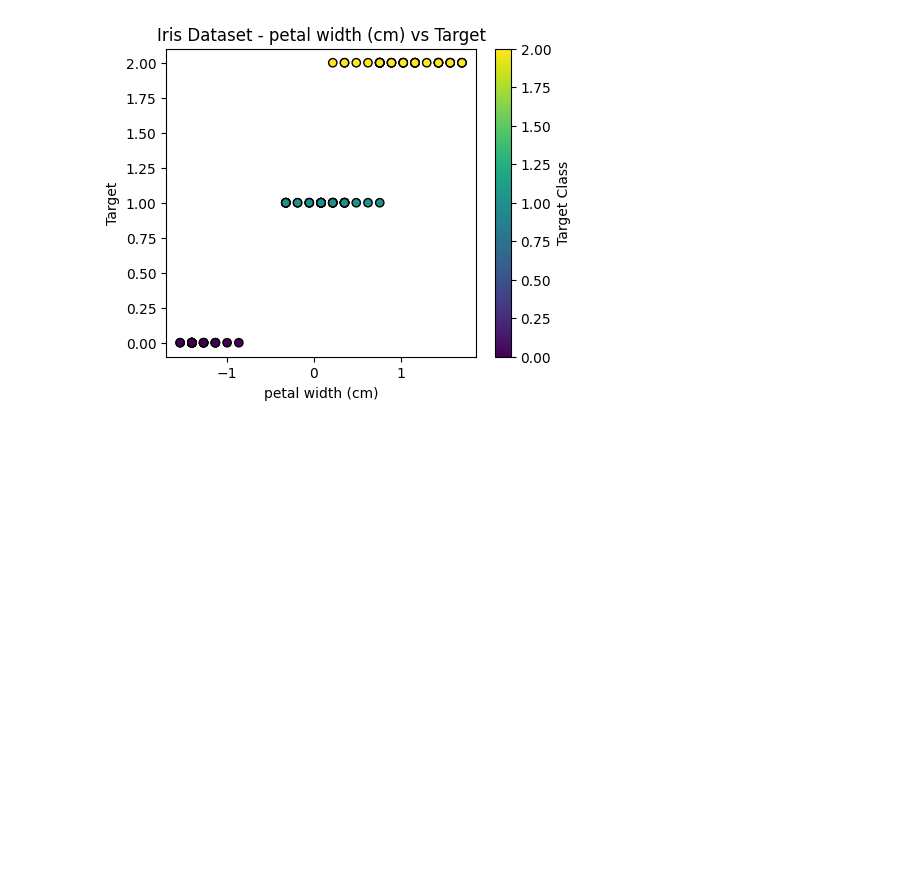
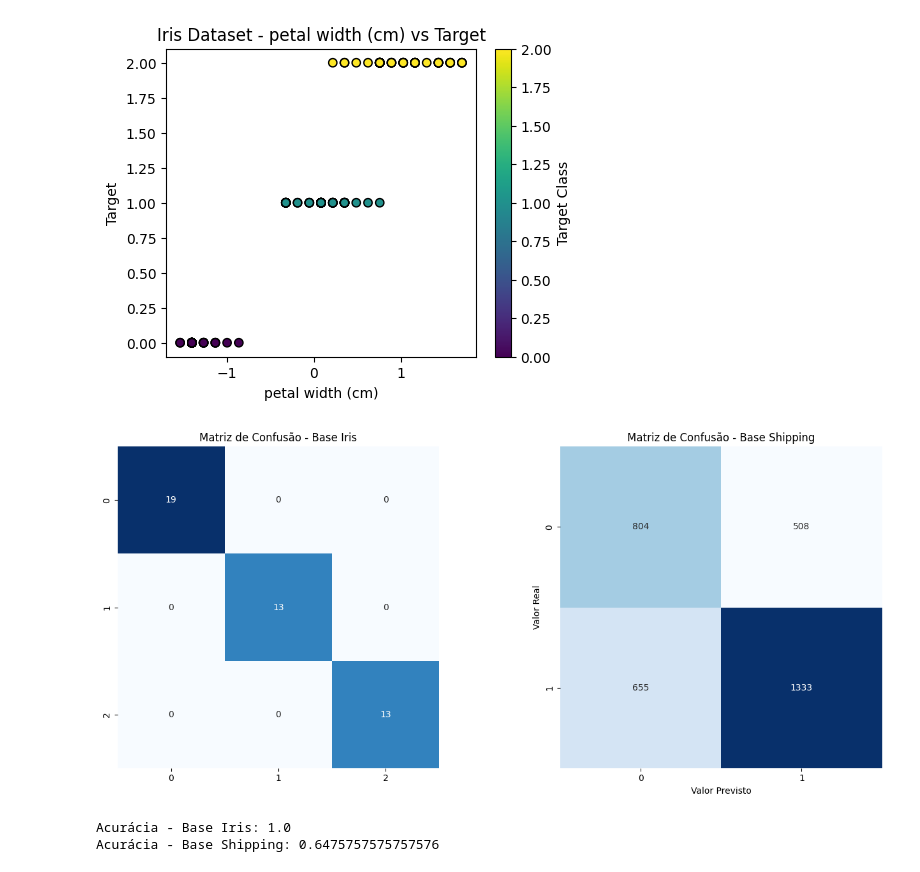
Before and after one commit to Gabriel-Paes/ml-classification, a Jupyter notebook: knn.ipynb, the cells around one changed output. Drawn from its saved outputs; the diff is of its cells as text; code cells hidden in the pictures; blank space fills up the shorter version.

```diff
--- a/knn.ipynb
+++ b/knn.ipynb
@@ -70,3 +237,34 @@ for feature_index in range(X_train_scaled.shape[1]):
 [figure]
 [figure]
 [figure]
+# %%
+# Calculando as matrizes de confusão
+cm1 = confusion_matrix(y_test_iris, y_pred_iris)
+cm2 = confusion_matrix(y_test, y_pred)
+
+# Configuração da figura com subplots
+fig, axes = plt.subplots(1, 2, figsize=(14, 6))
+
+# Plotando a segunda matriz de confusão
+sns.heatmap(cm2, annot=True, fmt='d', cmap='Blues', cbar=False, square=True, ax=axes[1])
+axes[0].set_xlabel('Valor Previsto')
+axes[0].set_ylabel('Valor Real')
+axes[0].set_title('Matriz de Confusão - Base Iris')
+
+# Plotando a primeira matriz de confusão
+sns.heatmap(cm1, annot=True, fmt='d', cmap='Blues', cbar=False, square=True, ax=axes[0])
+axes[1].set_xlabel('Valor Previsto')
+axes[1].set_ylabel('Valor Real')
+axes[1].set_title('Matriz de Confusão - Base Shipping')
+
+# Exibindo o gráfico
+plt.tight_layout()
+plt.show()
+
+# Exibindo as acurácias
+print('Acurácia - Base Iris:', accuracy_iris)
+print('Acurácia - Base Shipping:', accuracy)
+# %% [output]
+[figure, added]
+Acurácia - Base Iris: 1.0
+Acurácia - Base Shipping: 0.6475757575757576
```
Also changed, not shown: parts of 28 cells of this notebook.
